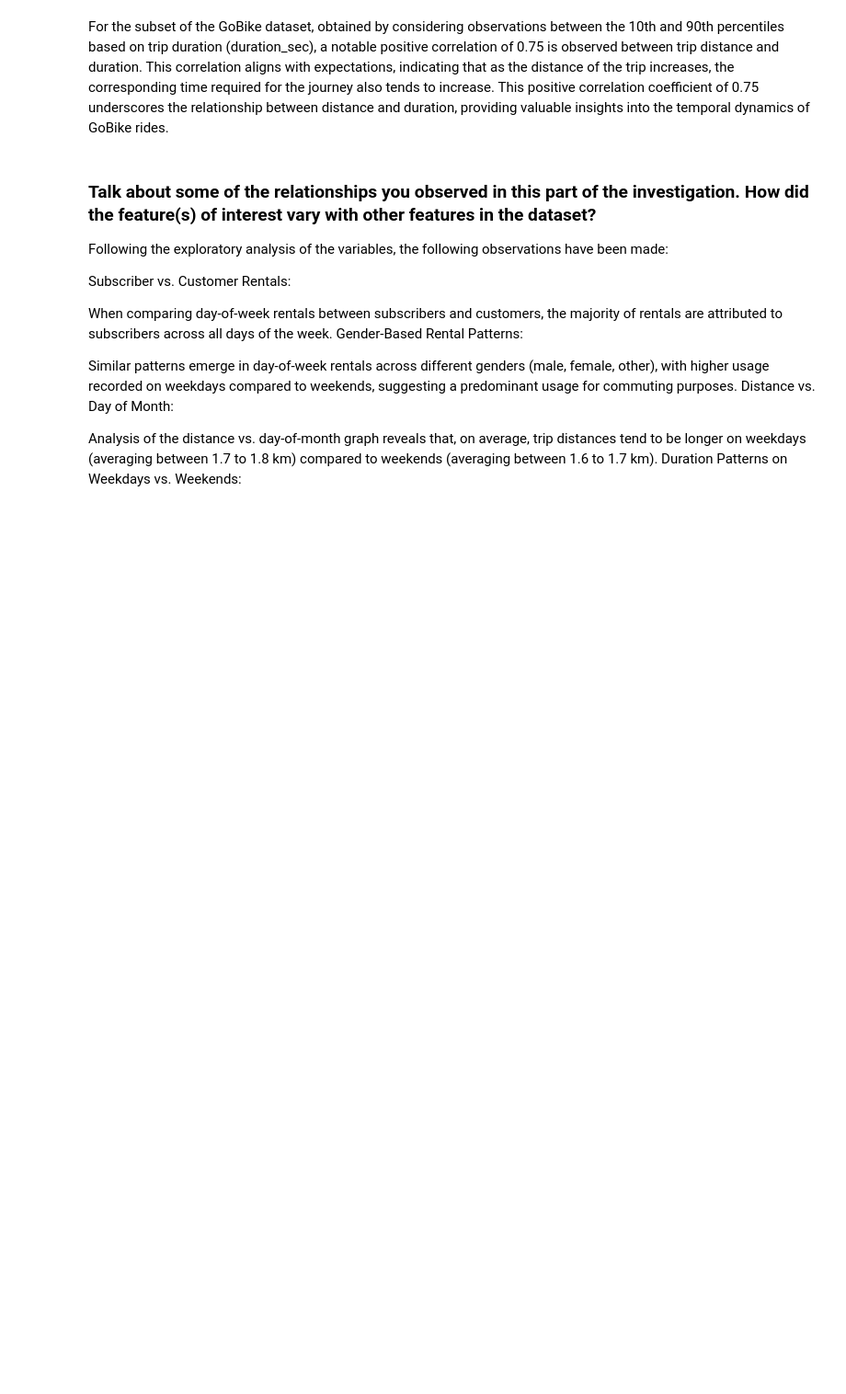
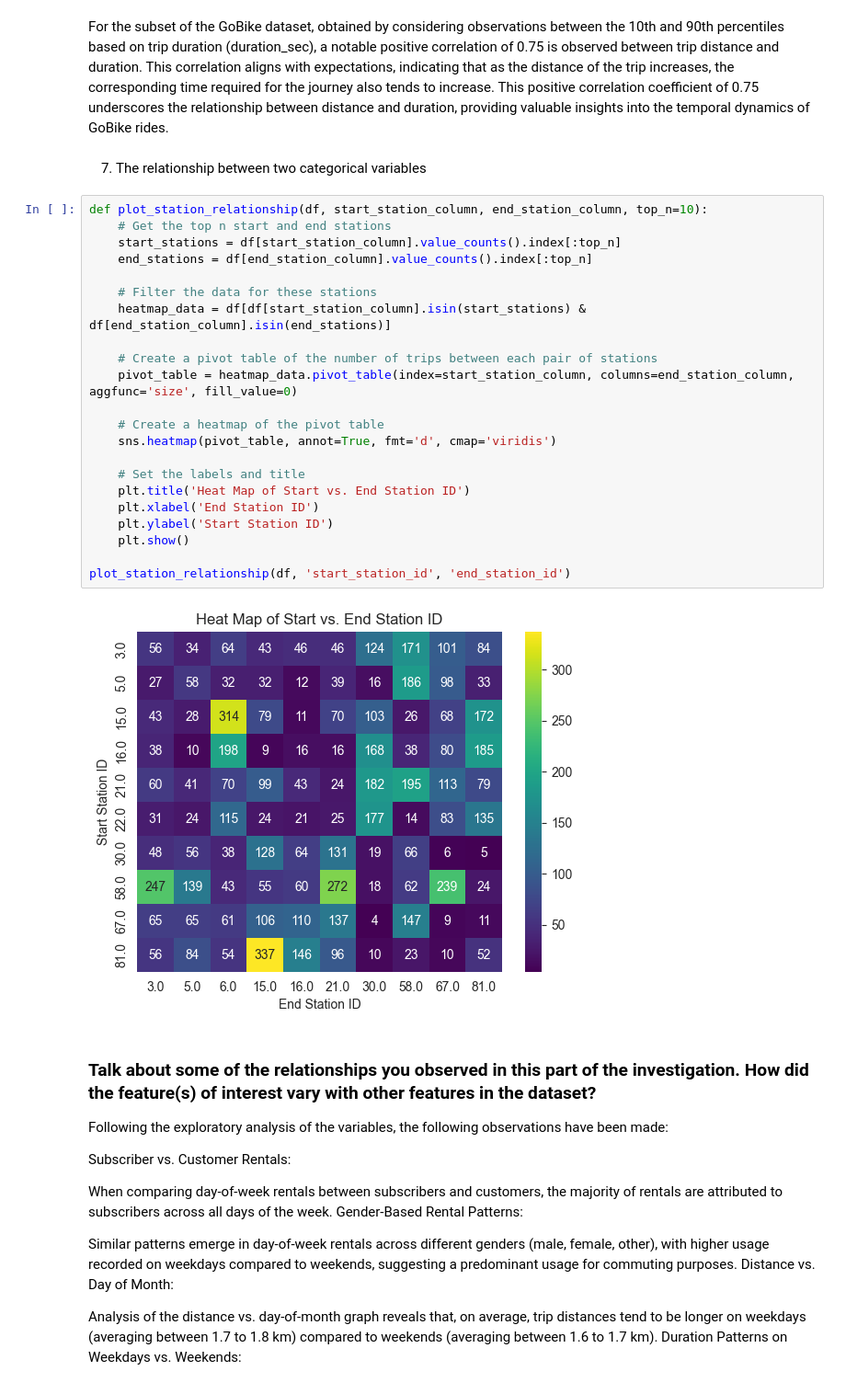
Before and after one commit to congdinh2008/data-analyst-udacity-prj3-communicate-data-findings, a Jupyter notebook: Part_I_exploration_template.ipynb, the cells around one changed output. Shown at 92% size. Drawn from its saved outputs; the diff is of its cells as text; blank space fills up the shorter version.

Commit message:
Update heat map and face grid visual

```diff
--- a/Part_I_exploration_template.ipynb
+++ b/Part_I_exploration_template.ipynb
@@ -986,5 +986,31 @@ plot_scatterplot_with_trendline(
 # %% [markdown]
 For the subset of the GoBike dataset, obtained by considering observations between the 10th and 90th percentiles based on trip duration (duration_sec), a notable positive correlation of 0.75 is observed between trip distance and duration. This correlation aligns with expectations, indicating that as the distance of the trip increases, the corresponding time required for the journey also tends to increase. This positive correlation coefficient of 0.75 underscores the relationship between distance and duration, providing valuable insights into the temporal dynamics of GoBike rides.
+# %% [markdown]
+7. The relationship between two categorical variables
+# %%
+def plot_station_relationship(df, start_station_column, end_station_column, top_n=10):
+    # Get the top n start and end stations
+    start_stations = df[start_station_column].value_counts().index[:top_n]
+    end_stations = df[end_station_column].value_counts().index[:top_n]
+
+    # Filter the data for these stations
+    heatmap_data = df[df[start_station_column].isin(start_stations) & df[end_station_column].isin(end_stations)]
+
+    # Create a pivot table of the number of trips between each pair of stations
+    pivot_table = heatmap_data.pivot_table(index=start_station_column, columns=end_station_column, aggfunc='size', fill_value=0)
+
+    # Create a heatmap of the pivot table
+    sns.heatmap(pivot_table, annot=True, fmt='d', cmap='viridis')
+
+    # Set the labels and title
+    plt.title('Heat Map of Start vs. End Station ID')
+    plt.xlabel('End Station ID')
+    plt.ylabel('Start Station ID')
+    plt.show()
+
+plot_station_relationship(df, 'start_station_id', 'end_station_id')
+# %% [output]
+[figure, added]
 # %% [markdown]
 ### Talk about some of the relationships you observed in this part of the investigation. How did the feature(s) of interest vary with other features in the dataset?
 
```
Also changed, not shown: parts of 30 cells of this notebook, 1 other file.
